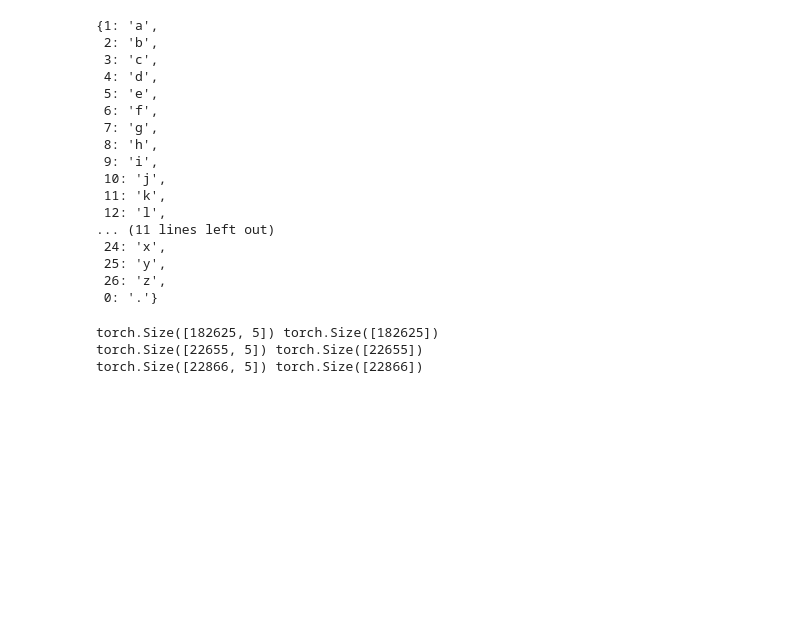
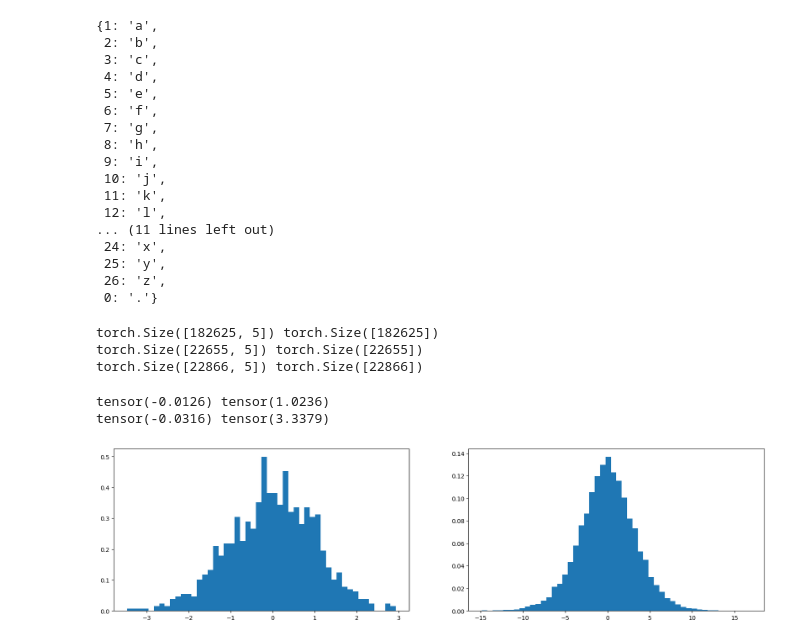
Before and after one commit to Kar-0-0/LLM-Intro, a Jupyter notebook: bn.ipynb, the cells around one changed output. Drawn from its saved outputs; the diff is of its cells as text; code cells hidden in the pictures; blank space fills up the shorter version.

```diff
--- a/bn.ipynb
+++ b/bn.ipynb
@@ -93,6 +93,21 @@ parameters = [C, W1, W2, b1, b2]
 sum(p.nelement() for p in parameters)
 for p in parameters:
     p.requires_grad = True
+# %%
+x = torch.randn(100, 10)
+w = torch.randn(10, 200)
+y = x @ w
+print(x.mean(), x.std())
+print(y.mean(), y.std())
+plt.figure(figsize=(20, 5))
+plt.subplot(121)
+plt.hist(x.view(-1).tolist(), 50, density=True);
+plt.subplot(122)
+plt.hist(y.view(-1).tolist(), 50, density=True);
+# %% [output]
+tensor(-0.0126) tensor(1.0236)
+tensor(-0.0316) tensor(3.3379)
+[figure, added]
 # %%
 max_steps = 200000
 batch_size = 32
```
Also changed, not shown: parts of 8 cells of this notebook.
